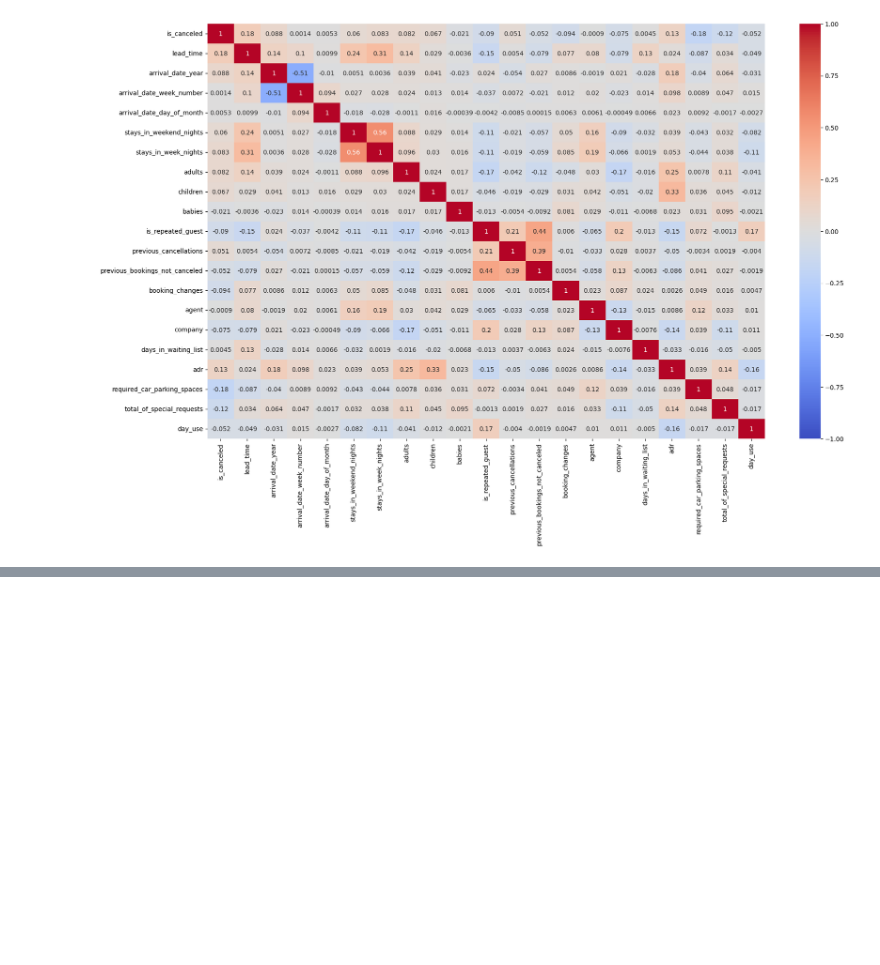
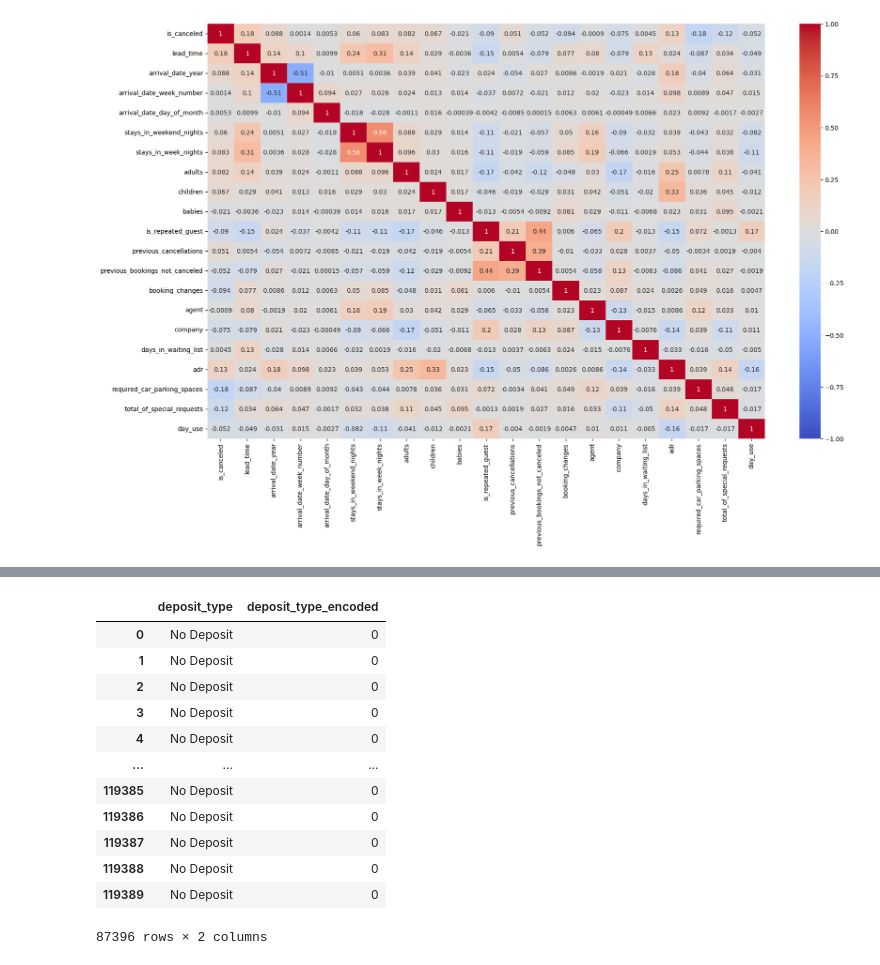
Before and after one commit to saairaam/Data-practice, a Jupyter notebook: linearRegression/hotel.ipynb, the cells around one changed output, grey strips where cells are left out. Cells and saved outputs as stored; diff of their text form; code cells hidden in the pictures; blank space fills up the shorter version.

```diff
--- a/linearRegression/hotel.ipynb
+++ b/linearRegression/hotel.ipynb
@@ -164,0 +251,18 @@ plt.show()
+# %%
+df['deposit_type_encoded']= df['deposit_type'].map({'No Deposit': 0, 'Non Refund':1,'Refundable':2})
+# %%
+df.loc[:,['deposit_type','deposit_type_encoded']]
+# %% [output]
+|  | deposit_type | deposit_type_encoded |
+| 0 | No Deposit | 0 |
+| 1 | No Deposit | 0 |
+| 2 | No Deposit | 0 |
+| 3 | No Deposit | 0 |
+| 4 | No Deposit | 0 |
+| ... | ... | ... |
+| 119385 | No Deposit | 0 |
+| 119386 | No Deposit | 0 |
+| 119387 | No Deposit | 0 |
+| 119388 | No Deposit | 0 |
+| 119389 | No Deposit | 0 |
+87396 rows × 2 columns
```
Also changed, not shown: parts of 13 cells of this notebook.
